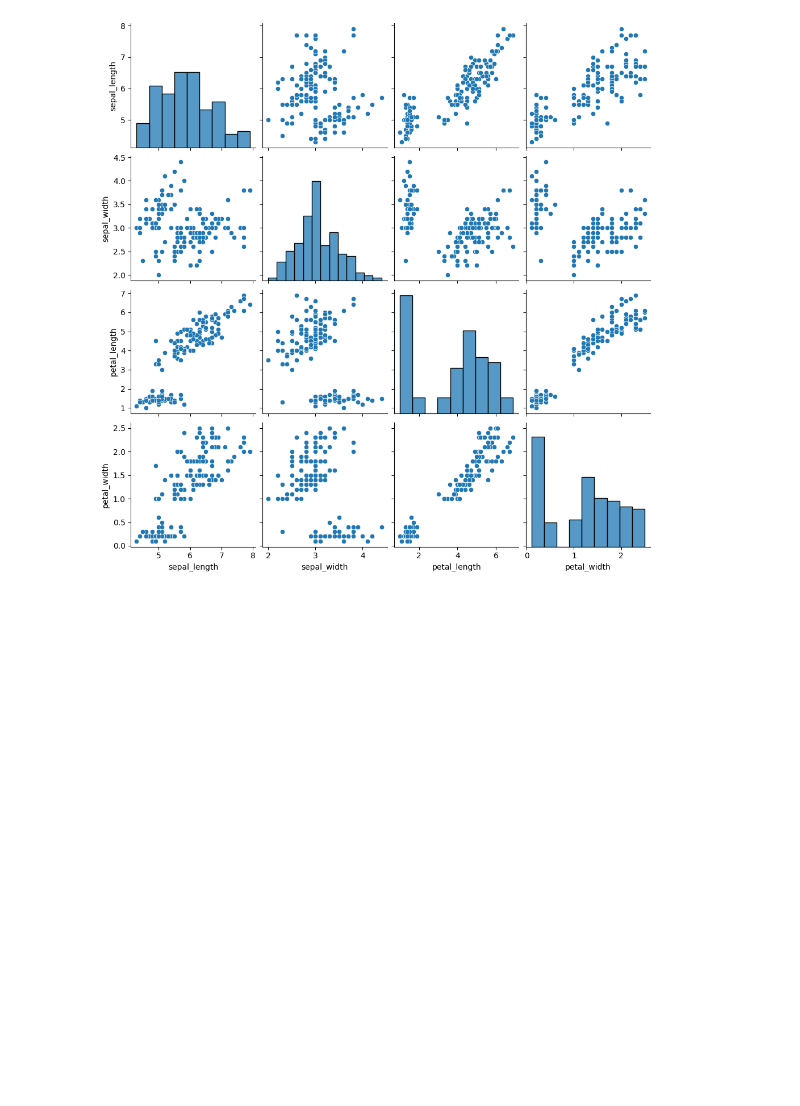
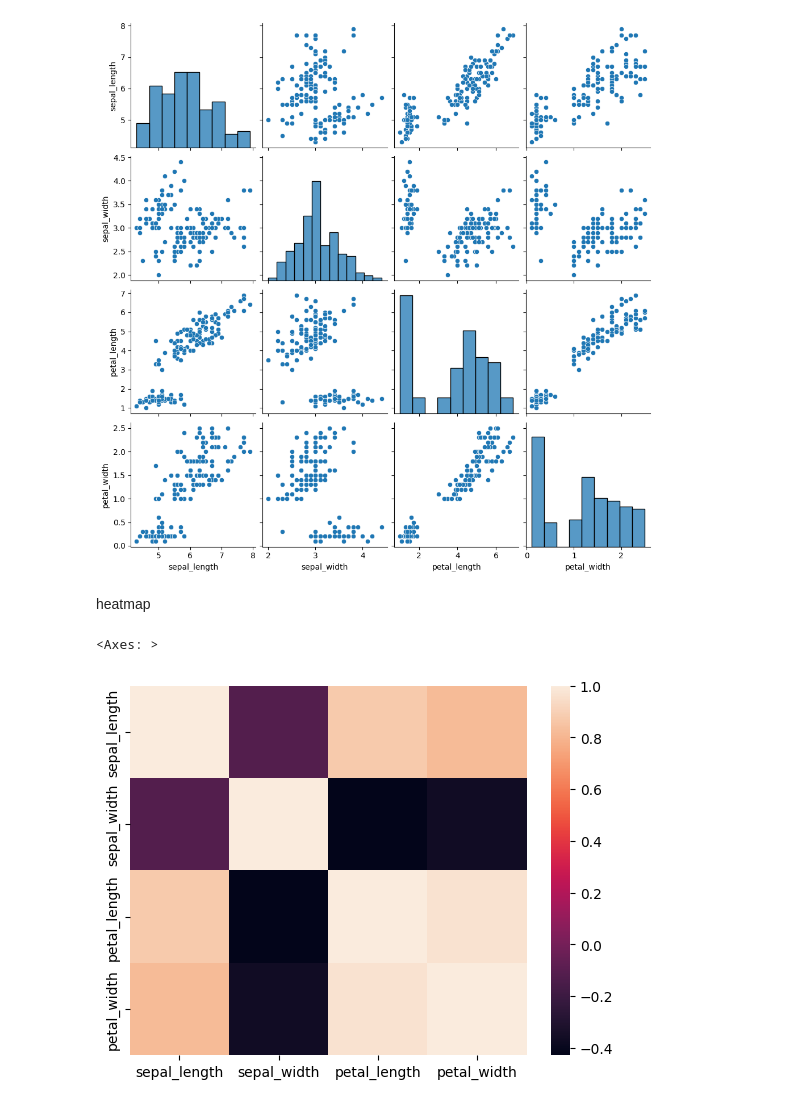
Before and after one commit to Aditya16032004/Data--Visualization, a Jupyter notebook: Data_visualization2.ipynb, the cells around one changed output. Cells and saved outputs as stored; diff of their text form; code cells hidden in the pictures; blank space fills up the shorter version.

```diff
--- a/Data_visualization2.ipynb
+++ b/Data_visualization2.ipynb
@@ -32,3 +32,12 @@ sns.pairplot(data=iris)
 # %% [output]
 <seaborn.axisgrid.PairGrid at 0x...>
 [figure]
+# %% [markdown]
+heatmap
+# %%
+corr= iris.corr()
+# %%
+sns.heatmap(corr)
+# %% [output]
+<Axes: >
+[figure, added]
```
Also changed, not shown: parts of 6 cells of this notebook.
